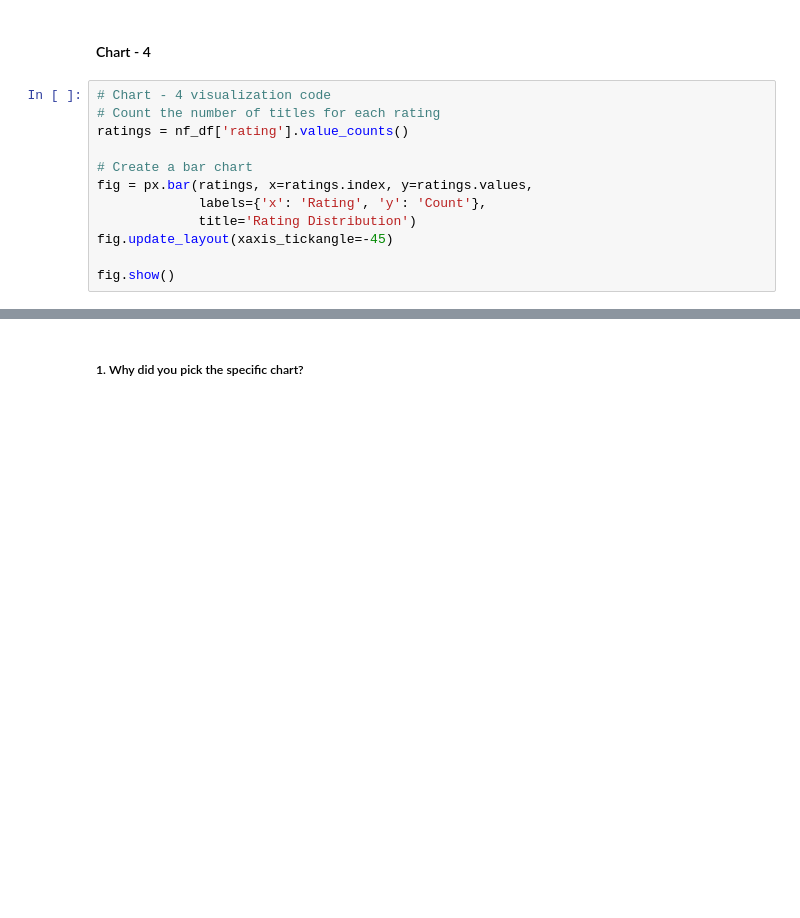
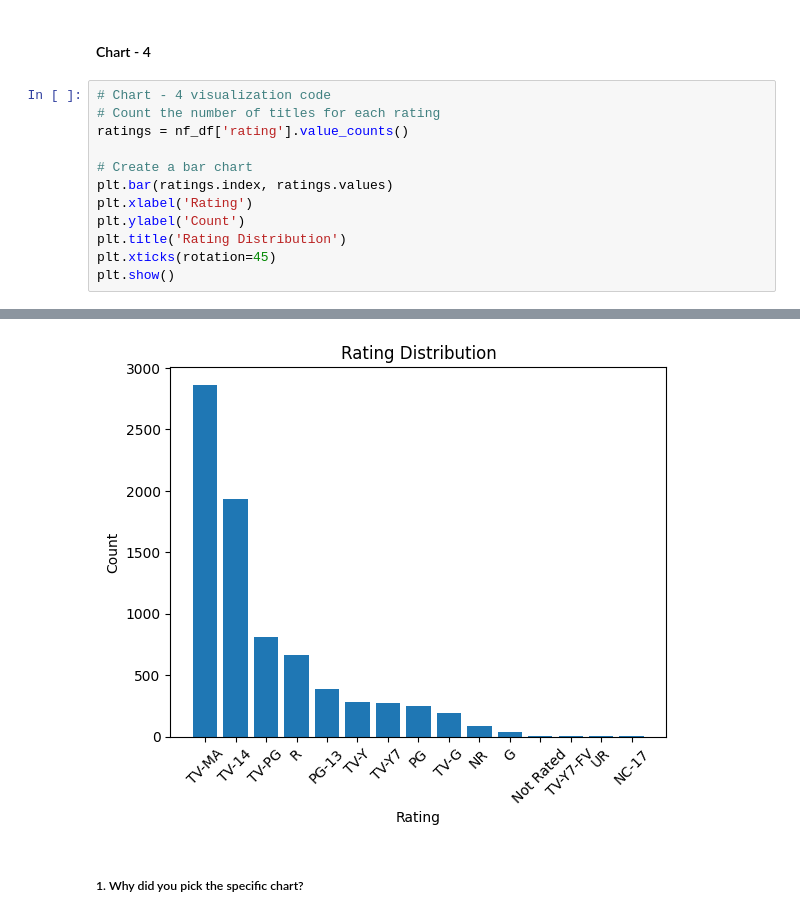
Before and after one commit to rafiddeshmukh/Netflix_Movies_and_TV_Shows_Clustering, a Jupyter notebook: Netflix_Movies_and_TV_Shows_Clustering.ipynb, the cells around one changed output, grey strips where cells are left out. Drawn from its saved outputs; the diff is of its cells as text; blank space fills up the shorter version.

```diff
--- a/Netflix_Movies_and_TV_Shows_Clustering.ipynb
+++ b/Netflix_Movies_and_TV_Shows_Clustering.ipynb
@@ -392,10 +392,10 @@ Answer Here
 ratings = nf_df['rating'].value_counts()
 
 # Create a bar chart
-fig = px.bar(ratings, x=ratings.index, y=ratings.values,
-             labels={'x': 'Rating', 'y': 'Count'},
-             title='Rating Distribution')
-fig.update_layout(xaxis_tickangle=-45)
-
-fig.show()
+plt.bar(ratings.index, ratings.values)
+plt.xlabel('Rating')
+plt.ylabel('Count')
+plt.title('Rating Distribution')
+plt.xticks(rotation=45)
+plt.show()
 # %% [output]
@@ -403,3 +402,4 @@ fig.show()
+[figure, added]
 # %% [markdown]
 ##### 1. Why did you pick the specific chart?
 # %% [markdown]
```
Also changed, not shown: parts of 5 cells of this notebook.
